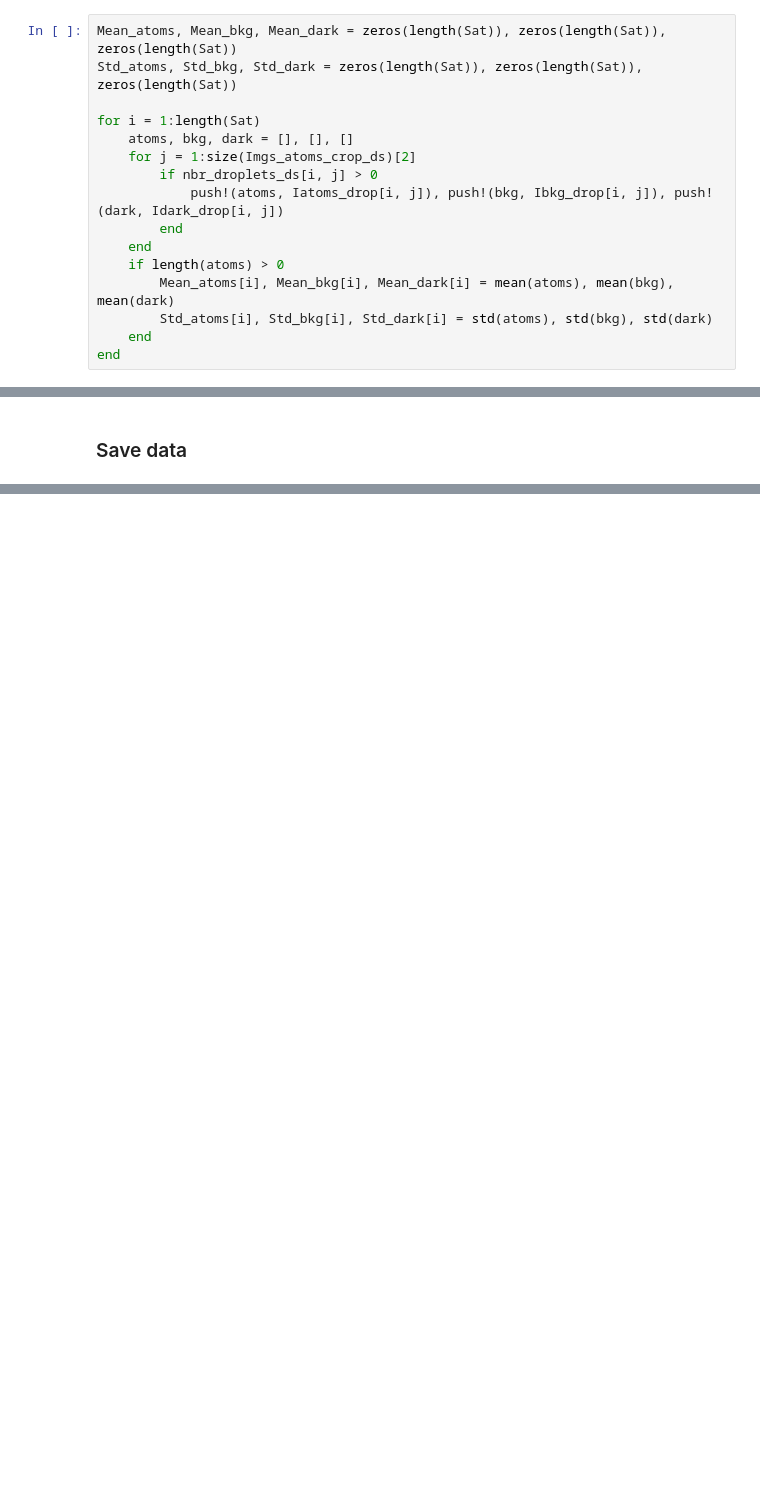
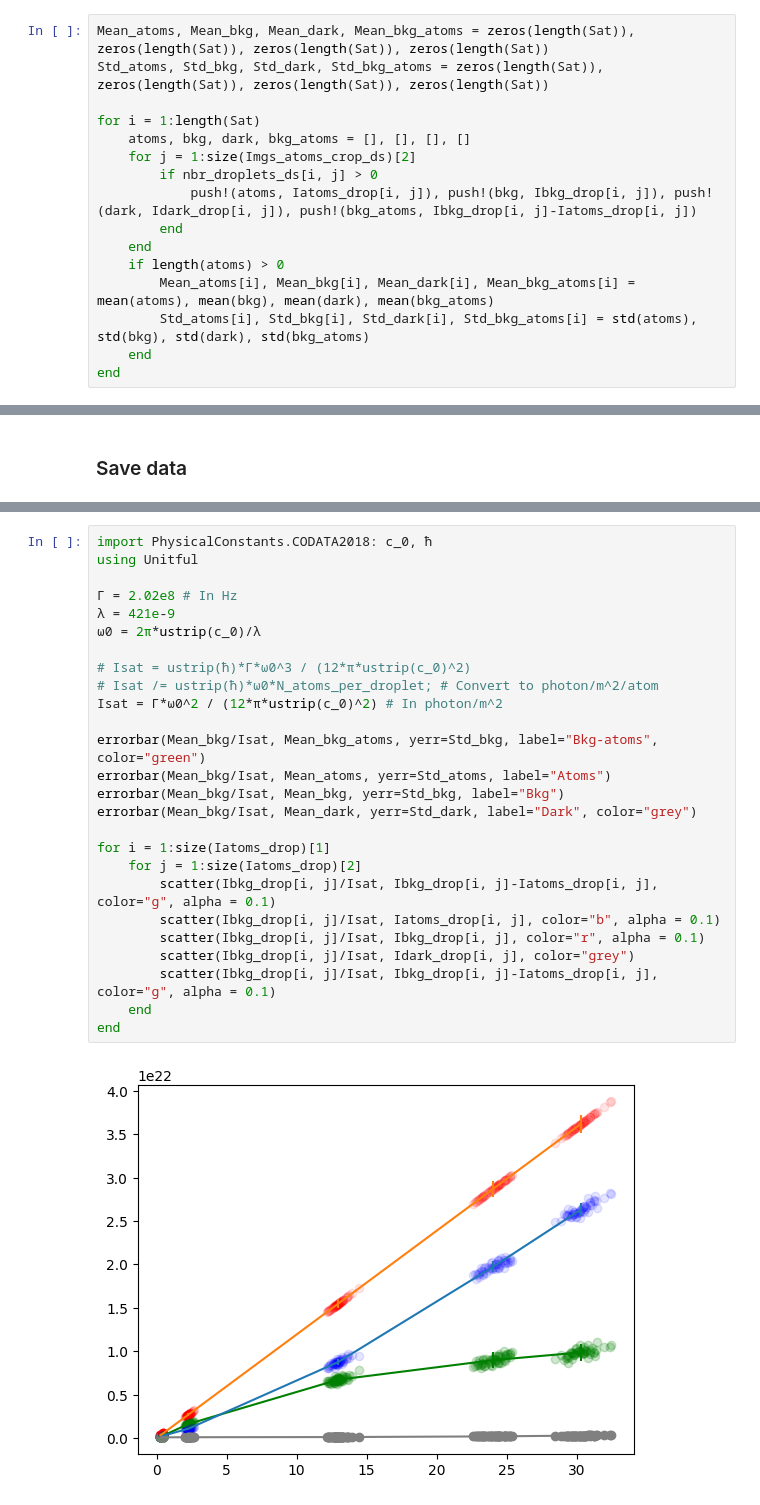
Before and after one commit to DolbeaultRemy/SR_droplets, a Jupyter notebook: Image_analysis/Intensity_integrated_droplets.ipynb, the cells around one changed output, grey strips where cells are left out. Cells and saved outputs as stored; diff of their text form; blank space fills up the shorter version.

```diff
--- a/Image_analysis/Intensity_integrated_droplets.ipynb
+++ b/Image_analysis/Intensity_integrated_droplets.ipynb
@@ -89,19 +102,19 @@ Idark_drop /= N_atoms_per_droplet;
 # %% [markdown]
 ### Compute mean/std
 # %%
-Mean_atoms, Mean_bkg, Mean_dark = zeros(length(Sat)), zeros(length(Sat)), zeros(length(Sat))
-Std_atoms, Std_bkg, Std_dark = zeros(length(Sat)), zeros(length(Sat)), zeros(length(Sat))
+Mean_atoms, Mean_bkg, Mean_dark, Mean_bkg_atoms = zeros(length(Sat)), zeros(length(Sat)), zeros(length(Sat)), zeros(length(Sat))
+Std_atoms, Std_bkg, Std_dark, Std_bkg_atoms = zeros(length(Sat)), zeros(length(Sat)), zeros(length(Sat)), zeros(length(Sat))
 
 for i = 1:length(Sat)
-    atoms, bkg, dark = [], [], []
+    atoms, bkg, dark, bkg_atoms = [], [], [], []
     for j = 1:size(Imgs_atoms_crop_ds)[2]
         if nbr_droplets_ds[i, j] > 0
-            push!(atoms, Iatoms_drop[i, j]), push!(bkg, Ibkg_drop[i, j]), push!(dark, Idark_drop[i, j])
+            push!(atoms, Iatoms_drop[i, j]), push!(bkg, Ibkg_drop[i, j]), push!(dark, Idark_drop[i, j]), push!(bkg_atoms, Ibkg_drop[i, j]-Iatoms_drop[i, j])
         end
     end
     if length(atoms) > 0
-        Mean_atoms[i], Mean_bkg[i], Mean_dark[i] = mean(atoms), mean(bkg), mean(dark)
-        Std_atoms[i], Std_bkg[i], Std_dark[i] = std(atoms), std(bkg), std(dark)
+        Mean_atoms[i], Mean_bkg[i], Mean_dark[i], Mean_bkg_atoms[i] = mean(atoms), mean(bkg), mean(dark), mean(bkg_atoms)
+        Std_atoms[i], Std_bkg[i], Std_dark[i], Std_bkg_atoms[i] = std(atoms), std(bkg), std(dark), std(bkg_atoms)
     end
 end
 # %% [markdown]
@@ -183,0 +193,28 @@ pygui(false);
+# %%
+import PhysicalConstants.CODATA2018: c_0, ħ
+using Unitful
+
+Γ = 2.02e8 # In Hz
+λ = 421e-9
+ω0 = 2π*ustrip(c_0)/λ
+
+# Isat = ustrip(ħ)*Γ*ω0^3 / (12*π*ustrip(c_0)^2)
+# Isat /= ustrip(ħ)*ω0*N_atoms_per_droplet; # Convert to photon/m^2/atom
+Isat = Γ*ω0^2 / (12*π*ustrip(c_0)^2) # In photon/m^2
+
+errorbar(Mean_bkg/Isat, Mean_bkg_atoms, yerr=Std_bkg, label="Bkg-atoms", color="green")
+errorbar(Mean_bkg/Isat, Mean_atoms, yerr=Std_atoms, label="Atoms")
+errorbar(Mean_bkg/Isat, Mean_bkg, yerr=Std_bkg, label="Bkg")
+errorbar(Mean_bkg/Isat, Mean_dark, yerr=Std_dark, label="Dark", color="grey")
+
+for i = 1:size(Iatoms_drop)[1]
+    for j = 1:size(Iatoms_drop)[2]
+        scatter(Ibkg_drop[i, j]/Isat, Ibkg_drop[i, j]-Iatoms_drop[i, j], color="g", alpha = 0.1)
+        scatter(Ibkg_drop[i, j]/Isat, Iatoms_drop[i, j], color="b", alpha = 0.1)
+        scatter(Ibkg_drop[i, j]/Isat, Ibkg_drop[i, j], color="r", alpha = 0.1)
+        scatter(Ibkg_drop[i, j]/Isat, Idark_drop[i, j], color="grey")
+        scatter(Ibkg_drop[i, j]/Isat, Ibkg_drop[i, j]-Iatoms_drop[i, j], color="g", alpha = 0.1)
+    end
+end
+# %% [output]
+[figure, added]
```
Also changed, not shown: parts of 8 cells of this notebook, 29 other files.
